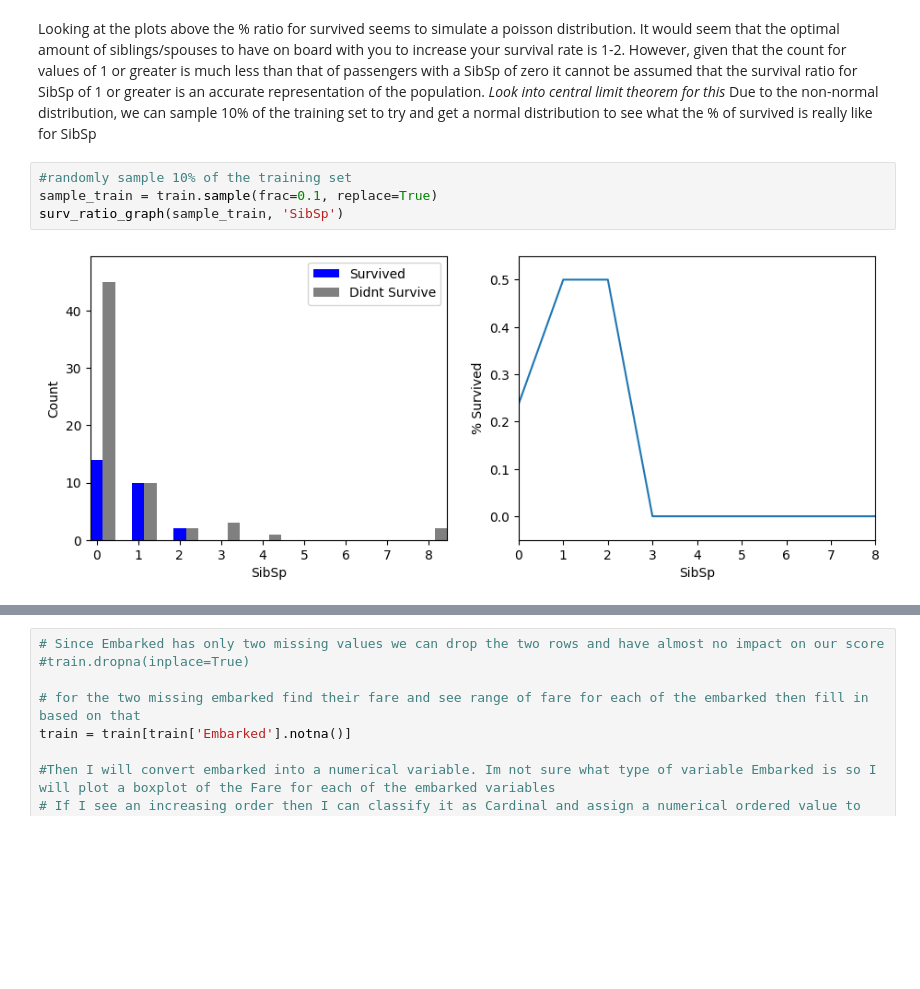
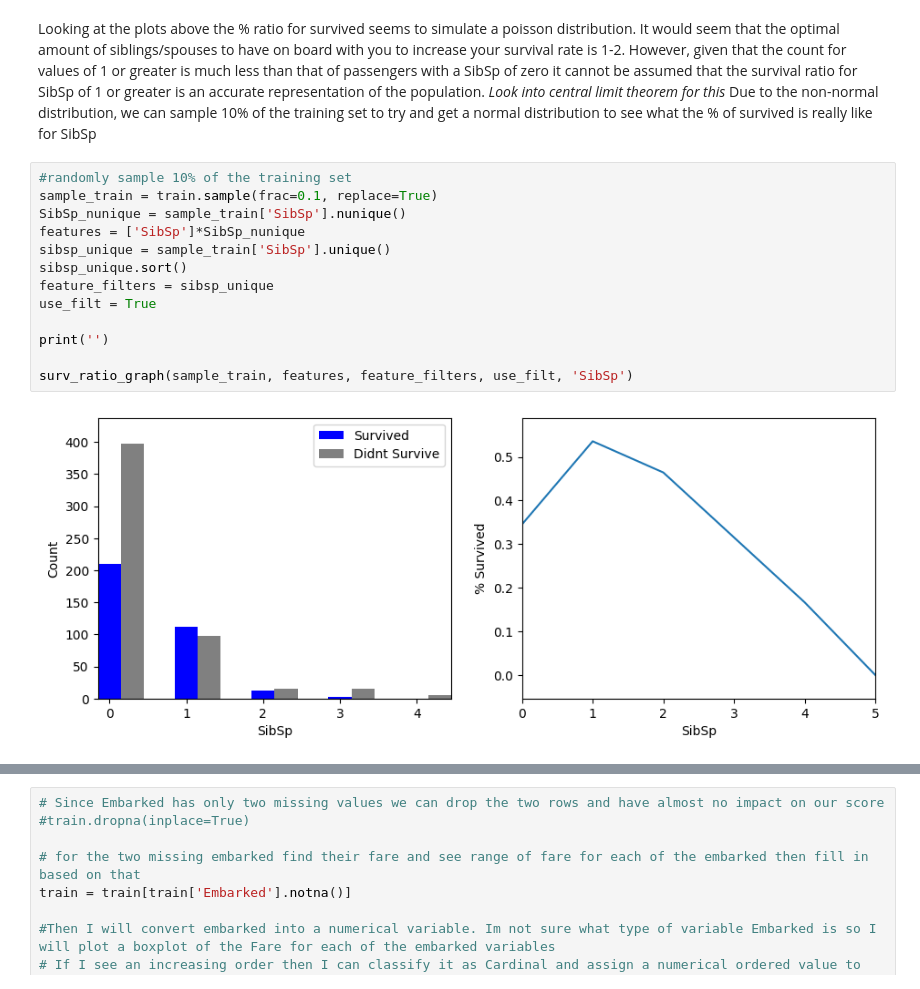
Before and after one commit to MaxymWojnowskyj/Titanic-ML-Comp, a Jupyter notebook: Titanic_NoteBook.ipynb, the cells around one changed output, grey strips where cells are left out. Drawn from its saved outputs; the diff is of its cells as text; blank space fills up the shorter version.

```diff
--- a/Titanic_NoteBook.ipynb
+++ b/Titanic_NoteBook.ipynb
@@ -315,8 +329,17 @@ Due to the non-normal distribution, we can sample 10% of the training set to try
 # %%
 #randomly sample 10% of the training set
 sample_train = train.sample(frac=0.1, replace=True)
-surv_ratio_graph(sample_train, 'SibSp')
+SibSp_nunique = sample_train['SibSp'].nunique()
+features = ['SibSp']*SibSp_nunique
+sibsp_unique = sample_train['SibSp'].unique()
+sibsp_unique.sort()
+feature_filters = sibsp_unique
+use_filt = True
+
+print('')
+
+surv_ratio_graph(sample_train, features, feature_filters, use_filt, 'SibSp')
 # %% [output]
-[figure, old version]
+[figure, new version]
 # %%
 #Parch - Number of Parents/Children Aboard
```
Also changed, not shown: parts of 6 cells of this notebook.
